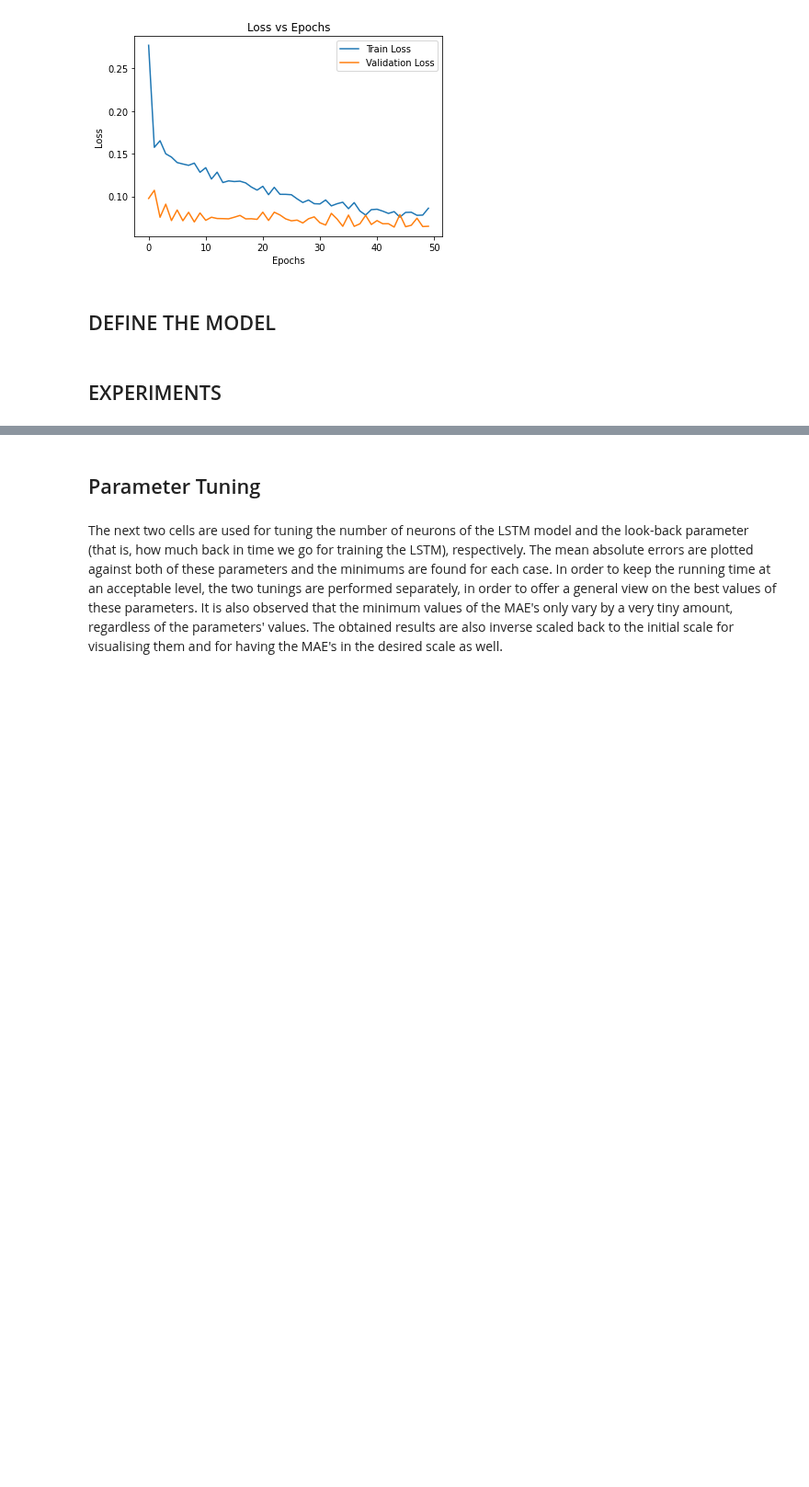
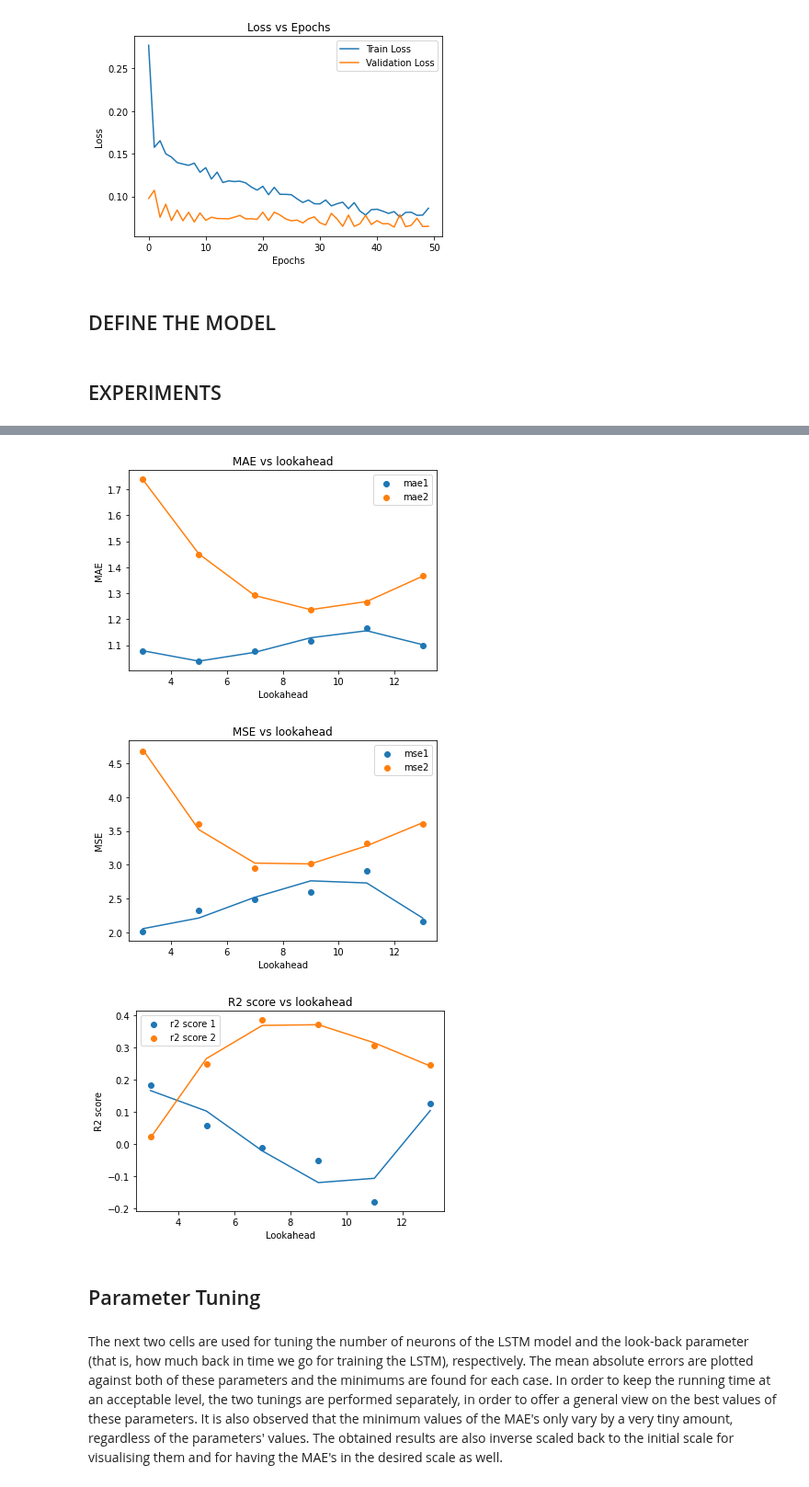
Before and after one commit to junzis/atdelay, a Jupyter notebook: LSTM_model.ipynb, the cells around one changed output, grey strips where cells are left out. Shown at 92% size. Drawn from its saved outputs; the diff is of its cells as text; code cells hidden in the pictures; blank space fills up the shorter version.

```diff
--- a/LSTM_model.ipynb
+++ b/LSTM_model.ipynb
@@ -486,3 +543,46 @@ for lookahead in lookahead_lst:
+# %%
+mae1_fit_model = numpy.poly1d(numpy.polyfit(lookahead_lst, mae1_lst, 3))
+mae2_fit_model = numpy.poly1d(numpy.polyfit(lookahead_lst, mae2_lst, 3))
+mse1_fit_model = numpy.poly1d(numpy.polyfit(lookahead_lst, mse1_lst, 3))
+mse2_fit_model = numpy.poly1d(numpy.polyfit(lookahead_lst, mse2_lst, 3))
+r2_1_fit_model = numpy.poly1d(numpy.polyfit(lookahead_lst, r2_score1_lst, 3))
+r2_2_fit_model = numpy.poly1d(numpy.polyfit(lookahead_lst, r2_score2_lst, 3))
+
+
+# # Plot MAE vs Lookahead
+plt.title("MAE vs lookahead")
+plt.scatter(lookahead_lst, mae1_lst, label = 'mae1')
+plt.plot(lookahead_lst, mae1_fit_model(lookahead_lst))
+plt.scatter(lookahead_lst, mae2_lst, label = 'mae2')
+plt.plot(lookahead_lst, mae2_fit_model(lookahead_lst))
+plt.xlabel("Lookahead")
+plt.ylabel("MAE")
+plt.legend()
+plt.show()
+
+plt.title("MSE vs lookahead")
+plt.scatter(lookahead_lst, mse1_lst, label = 'mse1')
+plt.plot(lookahead_lst, mse1_fit_model(lookahead_lst))
+plt.scatter(lookahead_lst, mse2_lst, label = 'mse2')
+plt.plot(lookahead_lst, mse2_fit_model(lookahead_lst))
+plt.xlabel("Lookahead")
+plt.ylabel("MSE")
+plt.legend()
+plt.show()
+
+plt.title("R2 score vs lookahead")
+plt.scatter(lookahead_lst, r2_score1_lst, label = 'r2 score 1')
+plt.plot(lookahead_lst, r2_1_fit_model(lookahead_lst))
+plt.scatter(lookahead_lst, r2_score2_lst, label = 'r2 score 2')
+plt.plot(lookahead_lst, r2_2_fit_model(lookahead_lst))
+plt.xlabel("Lookahead")
+plt.ylabel("R2 score")
+plt.legend()
+plt.show()
+# %% [output]
+[figure, added]
+[figure, added]
+[figure, added]
 # %% [markdown]
 ## Parameter Tuning
 # %% [markdown]
```
Also changed, not shown: parts of 2 cells of this notebook.
